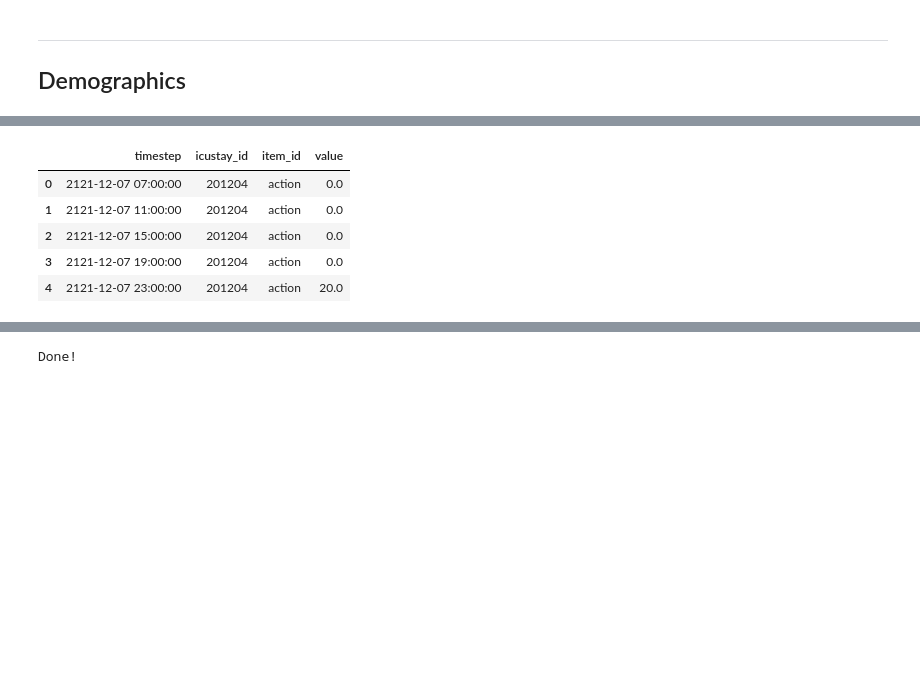
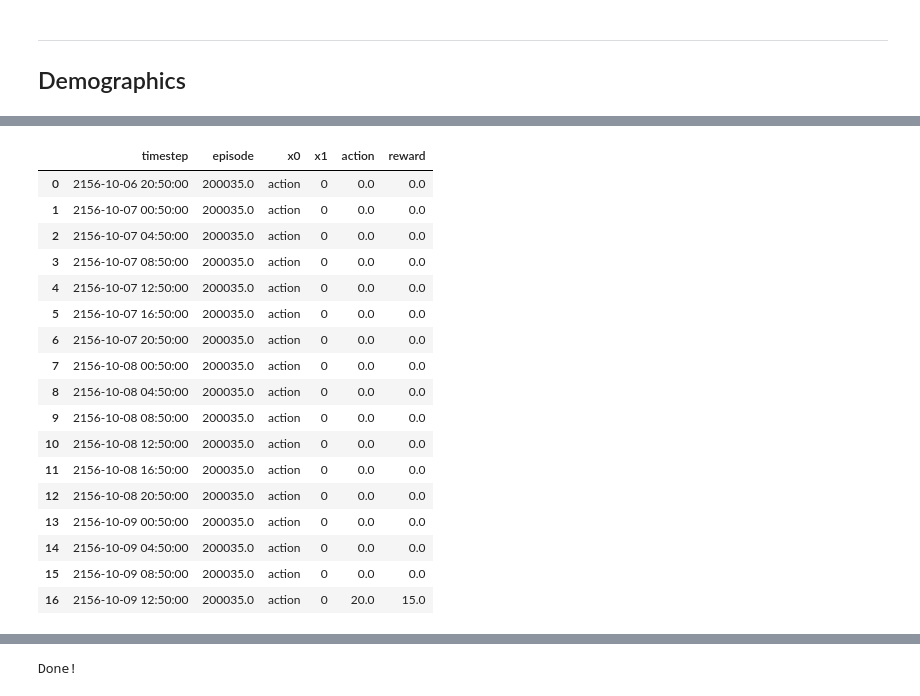
Before and after one commit to thomas097/Haemodynamic-Optimization-Reinforcement-Learning, a Jupyter notebook: preprocessing/MIMIC-III_preprocessing_attention_v1.ipynb, the cells around one changed output, grey strips where cells are left out. Drawn from its saved outputs; the diff is of its cells as text; code cells hidden in the pictures; blank space fills up the shorter version.

```diff
--- a/preprocessing/MIMIC-III_preprocessing_attention_v1.ipynb
+++ b/preprocessing/MIMIC-III_preprocessing_attention_v1.ipynb
@@ -383,16 +313,15 @@ for icustay_id, treatments in tqdm(ivfluid_mv_df.groupby('icustay_id')):
     intervals = interval_times[icustay_id]
     total_ivfluid = np.zeros(len(intervals), dtype=np.float64)
 
+    # Compute total IV fluid within each interval
     for i, (interval_start, interval_end) in enumerate(intervals):
-
-        # Compute total IV fluid
         total_ivfluid[i] = total_admin_in_interval(interval_start, interval_end, treatments)
 
     # Create DataFrame
-    sampled_ivfluid_df = pd.DataFrame({'icustay_id': icustay_id,
+    sampled_ivfluid_df = pd.DataFrame({'episode': icustay_id,
                                        'timestep': [end for _, end in intervals],
-                                       'item_id': 'total_iv_fluid',
-                                       'value': np.nan_to_num(total_ivfluid, nan=0.0)}) # NaN = 0
+                                       'x0': 'total_iv_fluid',
+                                       'x1': np.nan_to_num(total_ivfluid, nan=0.0)}) # NaN = 0
     sampled_ivfluid_mv_dfs.append(sampled_ivfluid_df)
 
 # Concat DataFrames of individual icustays
@@ -516,11 +517,11 @@ demo_df.head()
 # %%
 # Use pre-estimated action space bins
-max_vaso_bins = np.loadtxt(OUTPUT_DIR_HANDCRAFTED + 'max_vaso_bins.npy')
+max_vaso_bins = np.loadtxt(OUTPUT_DIR_ROGGEVEEN + 'max_vaso_bins.npy')
 print('Max vasopressor bins:')
-print(max_vaso_bins, '\n')
+print(max_vaso_bins.round(3), '\n')
 
-total_iv_fluid_bins = np.loadtxt(OUTPUT_DIR_HANDCRAFTED + 'total_iv_fluid_bins.npy')
+total_iv_fluid_bins = np.loadtxt(OUTPUT_DIR_ROGGEVEEN + 'total_iv_fluid_bins.npy')
 print('IV fluid bins:')
-print(total_iv_fluid_bins)
+print(total_iv_fluid_bins.round(3))
 # %% [output]
 Max vasopressor bins:
@@ -532,56 +532,65 @@ IV fluid bins:
 # %%
-def discretize_and_shift_action(max_vaso_df, iv_fluid_df, max_vaso_bins, iv_fluid_bins):
+def actions_and_rewards(max_vaso_df, iv_fluid_df, max_vaso_bins, iv_fluid_bins, cohort_df):
     # Store discretized actions [0-24] as novel 'measurements'
-    action_dfs = []
+    action_reward_dfs = []
 
     # Merge vasopressor and IV fluid DataFrames
     action_space_df = pd.concat([max_vaso_df, iv_fluid_df])
 
     # Process vassopressor and IV-fluids of ICU-stays one-by-one
-    for icustay_id, measurements in tqdm(action_space_df.groupby('icustay_id')):
+    for icustay_id, measurements in tqdm(action_space_df.groupby('episode')):
 
-        max_vaso = measurements[measurements['item_id'] == 'max_vaso']
-        iv_fluid = measurements[measurements['item_id'] == 'total_iv_fluid']
+        max_vaso = measurements[measurements['x0'] == 'max_vaso']
+        iv_fluid = measurements[measurements['x0'] == 'total_iv_fluid']
 
         # If no vasopressors or IV fluids were recorded, use zeros instead
         timesteps = [end for _, end in interval_times[icustay_id]]
         if len(max_vaso) == 0:
-            max_vaso = pd.DataFrame({'timestep': timesteps, 'icustay_id': icustay_id,
-                                     'item_id': 'max_vaso', 'value': 0})
+            max_vaso = pd.DataFrame({'timestep': timesteps, 'episode': icustay_id,
+                                     'x0': 'max_vaso', 'x1': 0})
         if len(iv_fluid) == 0:
-            iv_fluid = pd.DataFrame({'timestep': timesteps, 'icustay_id': icustay_id,
-                                     'item_id': 'total_iv_fluid', 'value': 0})
+            iv_fluid = pd.DataFrame({'timestep': timesteps, 'episode': icustay_id,
+                                     'x0': 'total_iv_fluid', 'x1': 0})
 
         # Discretzie both actions 0 to 4
-        max_vaso_discrete = pd.cut(max_vaso['value'],
+        max_vaso_discrete = pd.cut(max_vaso['x1'],
                                    bins=max_vaso_bins,
                                    labels=[0, 1, 2, 3, 4],
                                    include_lowest=True).astype(float)
 
-        iv_fluid_discrete = pd.cut(iv_fluid['value'],
+        iv_fluid_discrete = pd.cut(iv_fluid['x1'],
                                    bins=iv_fluid_bins,
                                    labels=[0, 1, 2, 3, 4],
                                    include_lowest=True).astype(float)
 
         # Compute action index in 0 to 24
-        discrete_actions = 5 * iv_fluid_discrete + max_vaso_discrete
+        actions = 5 * iv_fluid_discrete + max_vaso_discrete
 
-        # Shift actions back in time by one step (as we want to predict next action)
-        timesteps = timesteps[1:]
-        discrete_actions = discrete_actions.values[1:]
+        # Determine rewards-based on hospital_expire_flag in cohort.csv
+        deceased = cohort_df[cohort_df['icustay_id'] == icustay_id]['hospital_expire_flag'].values[0]
+        rewards = np.zeros(len(timesteps))
+        rewards[-1] = 15 if not deceased else 15
+
+        # Shift actions/rewards back in time by one step (as we want to predict the action in the next 4h)
+        prev_timestep = timesteps[:-1]
+        next_actions = actions.values[1:]
+        next_rewards = rewards[1:]
 
         # Merge into DataFrame
-        action_df = pd.DataFrame({'timestep': timesteps,
-                                  'icustay_id': icustay_id,
-                                  'item_id': 'action',
-                                  'value': discrete_actions})
-        action_dfs.append(action_df)
+        action_df = pd.DataFrame({'timestep': prev_timestep,
+                                  'episode': icustay_id,
+                                  'x0': 'action',
+                                  'x1': 0, # What else? Nothing is measured
+                                  'action': next_actions,
+                                  'reward': next_rewards})
+        action_reward_dfs.append(action_df)
 
     # Concat DataFrames of individual icustays
-    action_dfs = pd.concat(action_dfs)
-    return action_dfs
+    action_reward_df = pd.concat(action_reward_dfs).reset_index(drop=True)
+    return action_reward_df
 
 
-action_df = discretize_and_shift_action(sampled_vaso_mv_df, sampled_ivfluid_mv_df, max_vaso_bins, total_iv_fluid_bins)
-action_df.head()
+action_reward_df = actions_and_rewards(sampled_vaso_mv_df, sampled_ivfluid_mv_df, max_vaso_bins, total_iv_fluid_bins, cohort_df)
+print('num decision times:', len(action_reward_df))
+action_reward_df.head(17) # Check: Should see some non-zero rewards
 # %% [output]
@@ -588,6 +598,18 @@ action_df.head()
-|  | timestep | icustay_id | item_id | value |
-| 0 | 2121-12-07 07:00:00 | 201204 | action | 0.0 |
-| 1 | 2121-12-07 11:00:00 | 201204 | action | 0.0 |
-| 2 | 2121-12-07 15:00:00 | 201204 | action | 0.0 |
-| 3 | 2121-12-07 19:00:00 | 201204 | action | 0.0 |
-| 4 | 2121-12-07 23:00:00 | 201204 | action | 20.0 |
+|  | timestep | episode | x0 | x1 | action | reward |
+| 0 | 2156-10-06 20:50:00 | 200035.0 | action | 0 | 0.0 | 0.0 |
+| 1 | 2156-10-07 00:50:00 | 200035.0 | action | 0 | 0.0 | 0.0 |
+| 2 | 2156-10-07 04:50:00 | 200035.0 | action | 0 | 0.0 | 0.0 |
+| 3 | 2156-10-07 08:50:00 | 200035.0 | action | 0 | 0.0 | 0.0 |
+| 4 | 2156-10-07 12:50:00 | 200035.0 | action | 0 | 0.0 | 0.0 |
+| 5 | 2156-10-07 16:50:00 | 200035.0 | action | 0 | 0.0 | 0.0 |
+| 6 | 2156-10-07 20:50:00 | 200035.0 | action | 0 | 0.0 | 0.0 |
+| 7 | 2156-10-08 00:50:00 | 200035.0 | action | 0 | 0.0 | 0.0 |
+| 8 | 2156-10-08 04:50:00 | 200035.0 | action | 0 | 0.0 | 0.0 |
+| 9 | 2156-10-08 08:50:00 | 200035.0 | action | 0 | 0.0 | 0.0 |
+| 10 | 2156-10-08 12:50:00 | 200035.0 | action | 0 | 0.0 | 0.0 |
+| 11 | 2156-10-08 16:50:00 | 200035.0 | action | 0 | 0.0 | 0.0 |
+| 12 | 2156-10-08 20:50:00 | 200035.0 | action | 0 | 0.0 | 0.0 |
+| 13 | 2156-10-09 00:50:00 | 200035.0 | action | 0 | 0.0 | 0.0 |
+| 14 | 2156-10-09 04:50:00 | 200035.0 | action | 0 | 0.0 | 0.0 |
+| 15 | 2156-10-09 08:50:00 | 200035.0 | action | 0 | 0.0 | 0.0 |
+| 16 | 2156-10-09 12:50:00 | 200035.0 | action | 0 | 20.0 | 15.0 |
```
Also changed, not shown: parts of 74 cells of this notebook, 1 other file.
